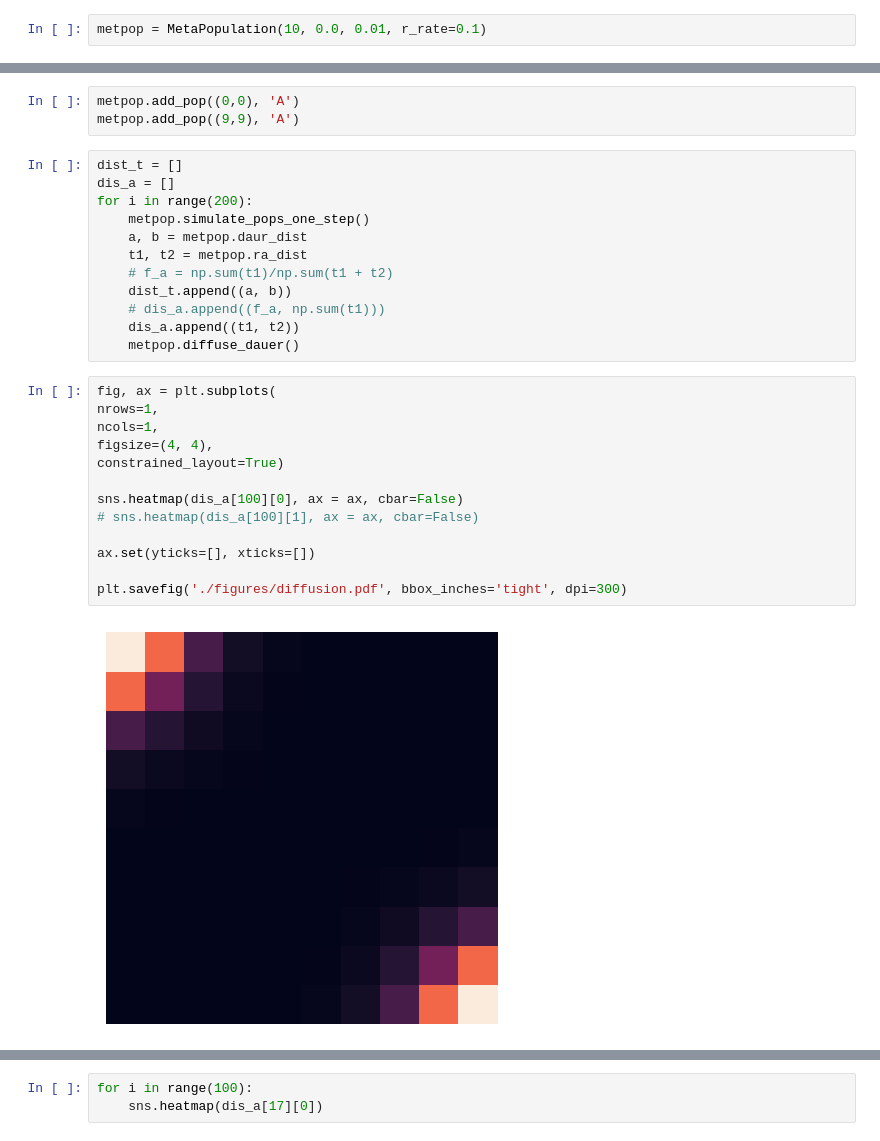
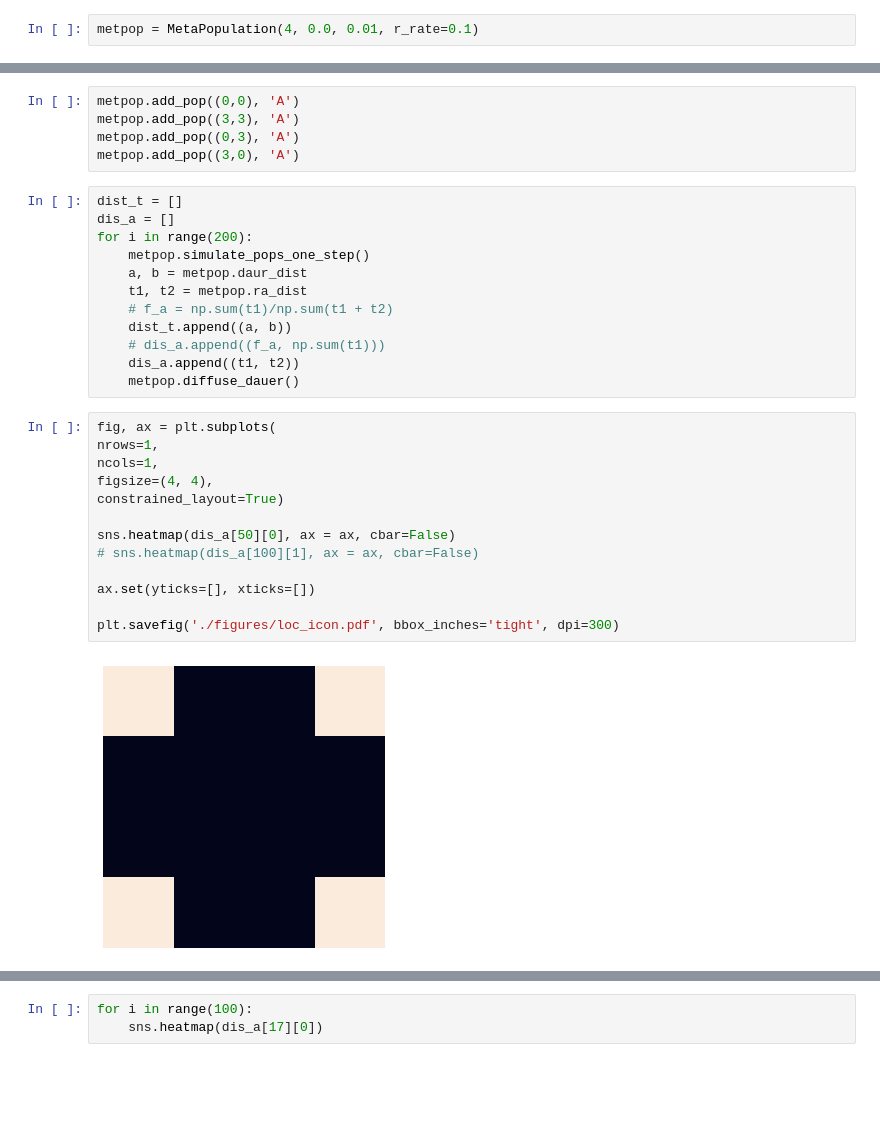
Before and after one commit to Kalirad/MetaPopProjection, a Jupyter notebook: notebook_main.ipynb, the cells around one changed output, grey strips where cells are left out. Saved outputs shown, nothing was run; the diff lists cells and outputs as text; blank space fills up the shorter version.

Commit message:
updated figure 2

```diff
--- a/notebook_main.ipynb
+++ b/notebook_main.ipynb
@@ -659,14 +639,16 @@ sns.heatmap(d_n)
 <Axes: >
 [figure]
 # %%
-metpop = MetaPopulation(10, 0.0, 0.01, r_rate=0.1)
+metpop = MetaPopulation(4, 0.0, 0.01, r_rate=0.1)
 # %%
 metpop.set_diet_comp('OP50')
 # %%
 metpop.fill_pop()
 # %%
 metpop.add_pop((0,0), 'A')
-metpop.add_pop((9,9), 'A')
+metpop.add_pop((3,3), 'A')
+metpop.add_pop((0,3), 'A')
+metpop.add_pop((3,0), 'A')
 # %%
 dist_t = []
 dis_a = []
@@ -682,15 +664,15 @@ for i in range(200):
 # %%
 fig, ax = plt.subplots(
 nrows=1,
 ncols=1,
 figsize=(4, 4),
 constrained_layout=True)
 
-sns.heatmap(dis_a[100][0], ax = ax, cbar=False)
+sns.heatmap(dis_a[50][0], ax = ax, cbar=False)
 # sns.heatmap(dis_a[100][1], ax = ax, cbar=False)
 
 ax.set(yticks=[], xticks=[])
 
-plt.savefig('./figures/diffusion.pdf', bbox_inches='tight', dpi=300)
+plt.savefig('./figures/loc_icon.pdf', bbox_inches='tight', dpi=300)
 # %% [output]
-[figure, old version]
+[figure, new version]
```
Also changed, not shown: parts of 3 cells of this notebook, 20 other files.
